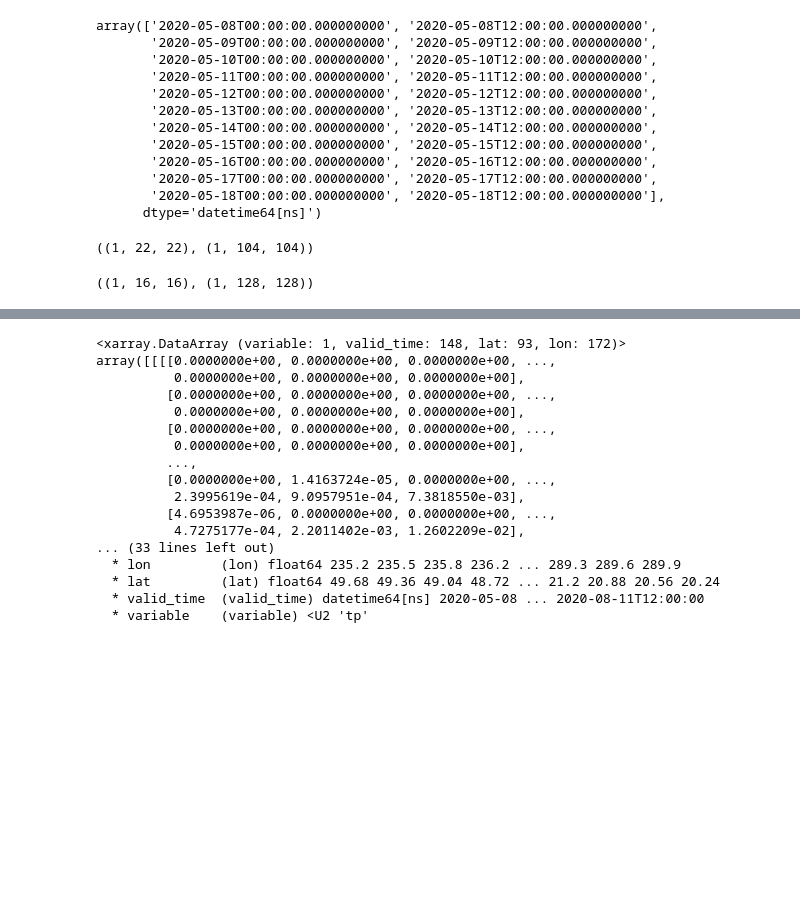
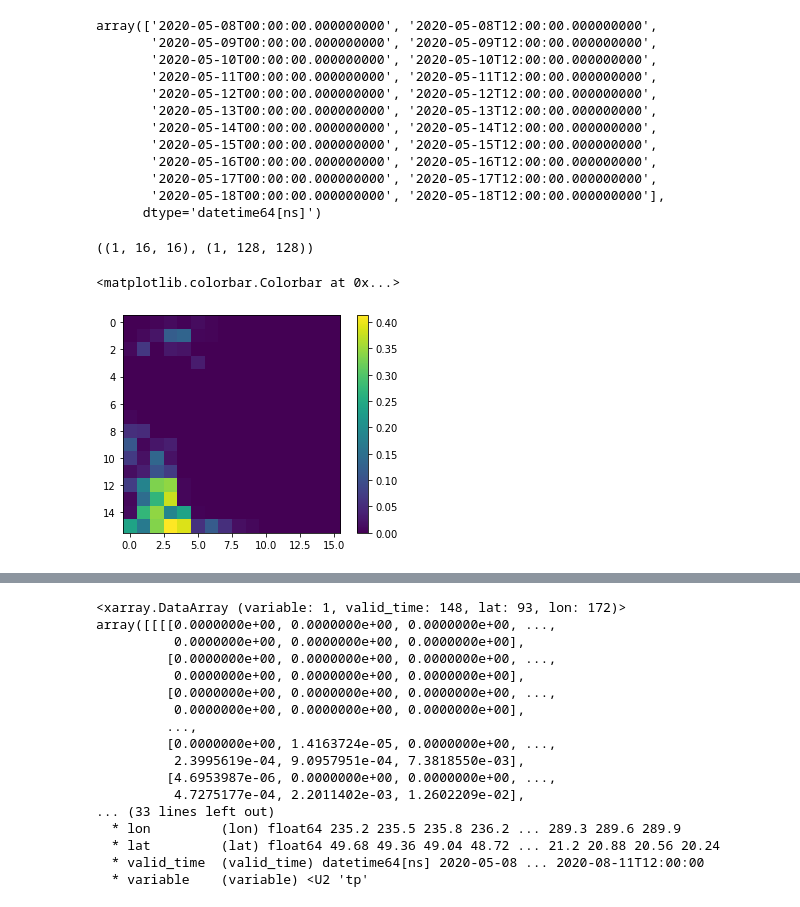
Before and after one commit to raspstephan/nwp-downscale, a Jupyter notebook: notebooks/04-Dataloader.ipynb, the cells around one changed output, grey strips where cells are left out. Drawn from its saved outputs; the diff is of its cells as text; code cells hidden in the pictures; blank space fills up the shorter version.

```diff
--- a/notebooks/04-Dataloader.ipynb
+++ b/notebooks/04-Dataloader.ipynb
@@ -438,15 +438,17 @@ ds = TiggeMRMSDataset(
 #     const_vars=['orog', 'lsm'],
     val_days=7,
     split='train',
-    pad_tigge=3
+    tp_log=1
 )
 # %%
-X, y = ds[0]
+X, y = ds[100]
 # %%
 X.shape, y.shape
 # %% [output]
-((1, 22, 22), (1, 104, 104))
+((1, 16, 16), (1, 128, 128))
-# %%
-X.shape, y.shape
-# %% [output]
-((1, 16, 16), (1, 128, 128))
+# %%
+plt.imshow(X[0])
+plt.colorbar()
+# %% [output]
+<matplotlib.colorbar.Colorbar at 0x...>
+[figure, added]
```
Also changed, not shown: parts of 1 cell of this notebook, 1 other file.
